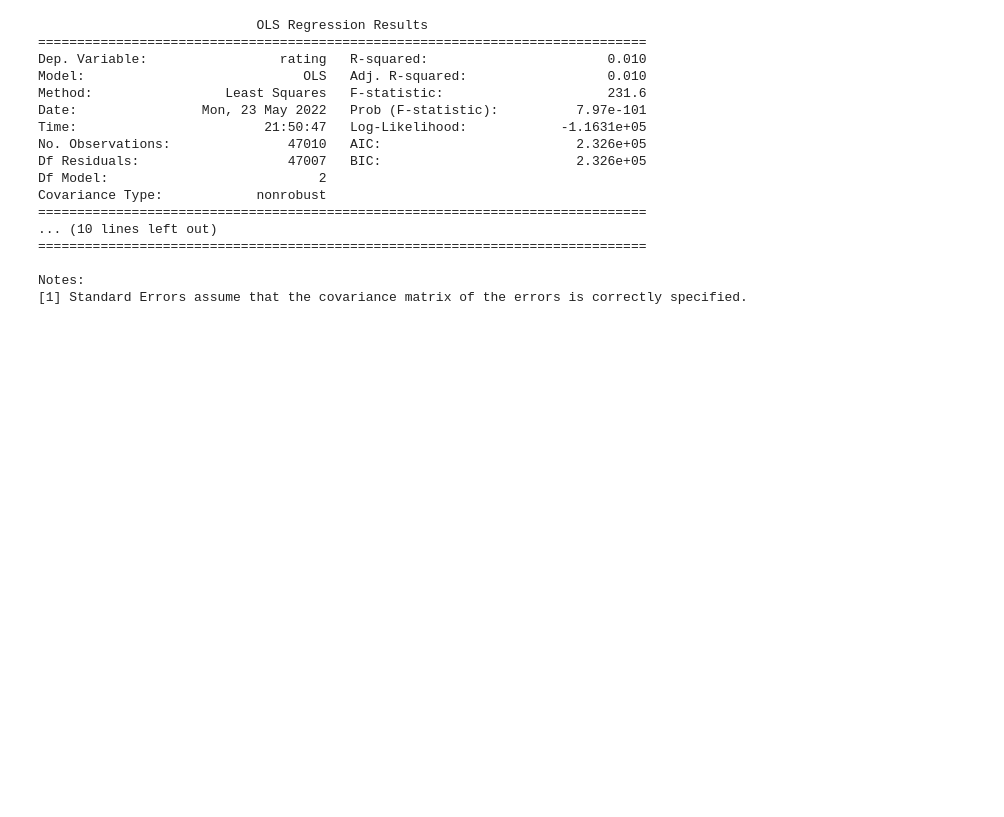
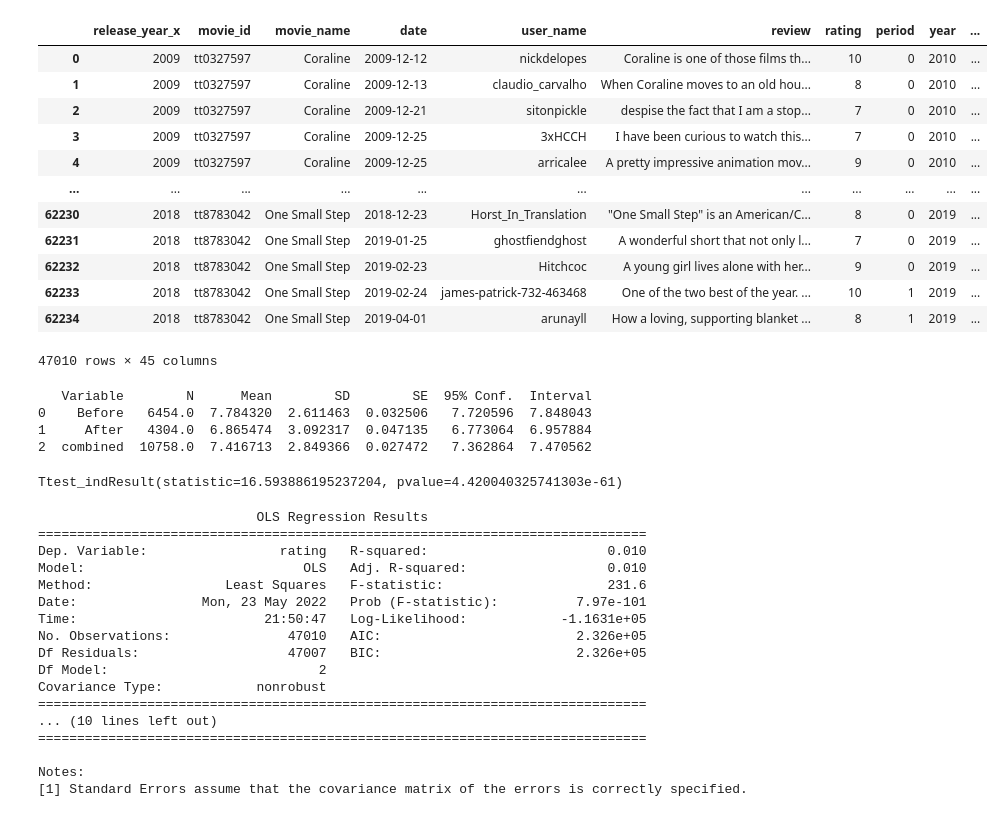
Before and after one commit to macs30200-s22/replication-materials-hazelchc, a Jupyter notebook: regression.ipynb, the cells around one changed output. Saved outputs shown, nothing was run; the diff lists cells and outputs as text; code cells hidden in the pictures; blank space fills up the shorter version.

```diff
--- a/regression.ipynb
+++ b/regression.ipynb
@@ -8,6 +8,47 @@ import numpy as np
 import statsmodels.api as sm
 from statsmodels.formula.api import ols
 from statsmodels.iolib.summary2 import summary_col
+import scipy.stats as stats
+pd.options.display.max_columns = None
+import researchpy as rp
+# %%
+# t-test
+final_data_2 = pd.read_csv('final_decomp_2.csv')
+final_data_2 = final_data_2.loc[final_data_2['year'] != 2020]
+df1 = final_data_2.loc[final_data_2['period'] ==0]
+df2 = final_data_2.loc[final_data_2['period'] ==1]
+# %% [output]
+|  | release_year_x | movie_id | movie_name | date | user_name | review | rating | period | year | ... |
+| 0 | 2009 | tt0327597 | Coraline | 2009-12-12 | nickdelopes | Coraline is one of those films th... | 10 | 0 | 2010 | ... |
+| 1 | 2009 | tt0327597 | Coraline | 2009-12-13 | claudio_carvalho | When Coraline moves to an old hou... | 8 | 0 | 2010 | ... |
+| 2 | 2009 | tt0327597 | Coraline | 2009-12-21 | sitonpickle | despise the fact that I am a stop... | 7 | 0 | 2010 | ... |
+| 3 | 2009 | tt0327597 | Coraline | 2009-12-25 | 3xHCCH | I have been curious to watch this... | 7 | 0 | 2010 | ... |
+| 4 | 2009 | tt0327597 | Coraline | 2009-12-25 | arricalee | A pretty impressive animation mov... | 9 | 0 | 2010 | ... |
+| ... | ... | ... | ... | ... | ... | ... | ... | ... | ... | ... |
+| 62230 | 2018 | tt8783042 | One Small Step | 2018-12-23 | Horst_In_Translation | "One Small Step" is an American/C... | 8 | 0 | 2019 | ... |
+| 62231 | 2018 | tt8783042 | One Small Step | 2019-01-25 | ghostfiendghost | A wonderful short that not only l... | 7 | 0 | 2019 | ... |
+| 62232 | 2018 | tt8783042 | One Small Step | 2019-02-23 | Hitchcoc | A young girl lives alone with her... | 9 | 0 | 2019 | ... |
+| 62233 | 2018 | tt8783042 | One Small Step | 2019-02-24 | james-patrick-732-463468 | One of the two best of the year. ... | 10 | 1 | 2019 | ... |
+| 62234 | 2018 | tt8783042 | One Small Step | 2019-04-01 | arunayll | How a loving, supporting blanket ... | 8 | 1 | 2019 | ... |
+47010 rows × 45 columns
+# %%
+# summary statistics
+summary, results = rp.ttest(group1= df1['rating'][df1['winner'] == 1], group1_name= "Before",
+                            group2= df2['rating'][df2['winner'] == 1], group2_name= "After")
+print(summary)
+# %% [output]
+   Variable        N      Mean        SD        SE  95% Conf.  Interval
+0    Before   6454.0  7.784320  2.611463  0.032506   7.720596  7.848043
+1     After   4304.0  6.865474  3.092317  0.047135   6.773064  6.957884
+2  combined  10758.0  7.416713  2.849366  0.027472   7.362864  7.470562
+# %%
+# t-test results
+rp.ttest(group1= df1['rating'][df1['winner'] == 1], group1_name= "Before",
+         group2= df2['rating'][df2['winner'] == 1], group2_name= "After")
+stats.ttest_ind(df1['rating'][df1['winner'] == 1],
+                df2['rating'][df2['winner'] == 1])
+# %% [output]
+Ttest_indResult(statistic=16.593886195237204, pvalue=4.420040325741303e-61)
 # %%
 # Import data and run regression
 # Model 1
```
